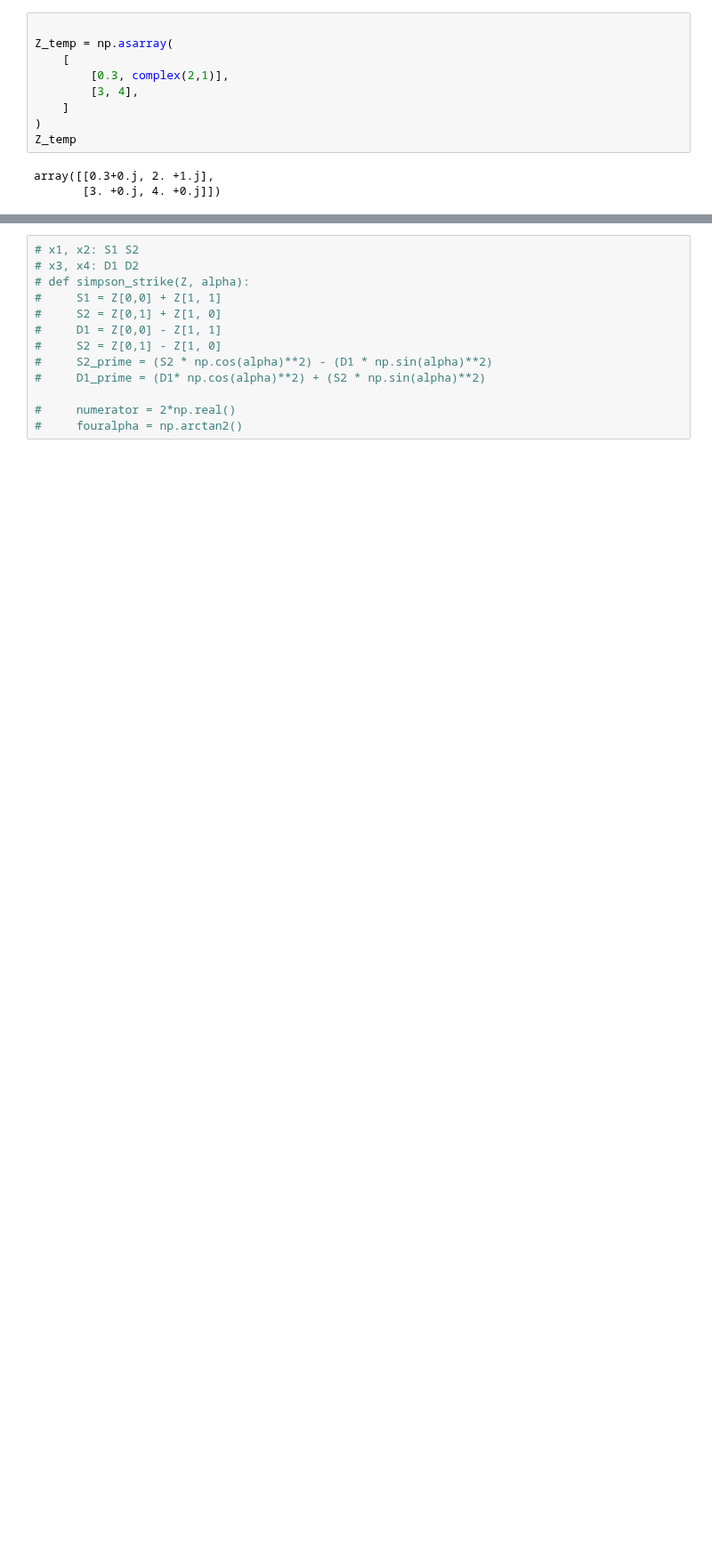
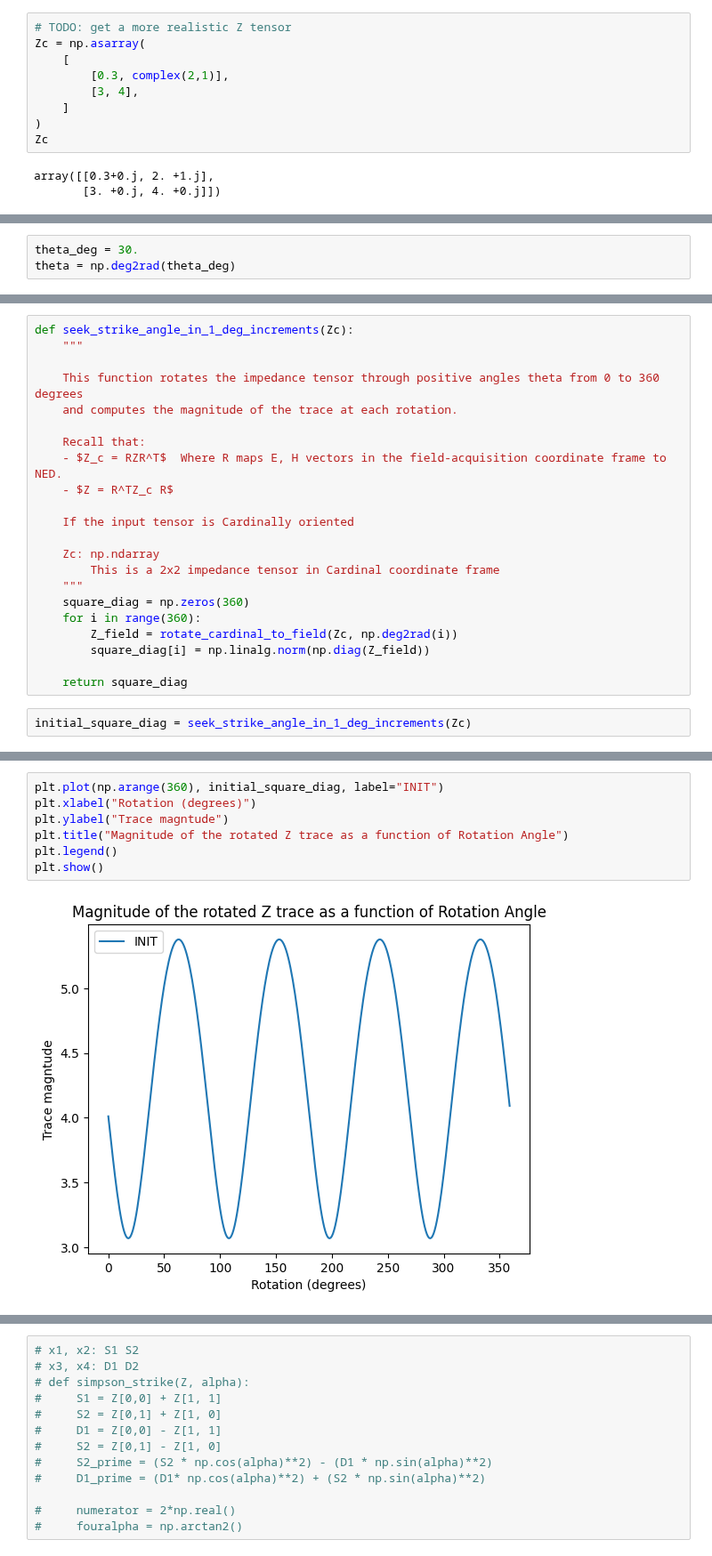
Before and after one commit to MTgeophysics/mtpy-v2, a Jupyter notebook: docs/source/notebooks/rotations_conventions.ipynb, the cells around one changed output, grey strips where cells are left out. Shown at 89% size. Saved outputs shown, nothing was run; the diff lists cells and outputs as text; blank space fills up the shorter version.

```diff
--- a/docs/source/notebooks/rotations_conventions.ipynb
+++ b/docs/source/notebooks/rotations_conventions.ipynb
@@ -216,12 +309,12 @@ Ee = ZenHn + ZeeHe
 # %%
-
-Z_temp = np.asarray(
+# TODO: get a more realistic Z tensor
+Zc = np.asarray(
     [
         [0.3, complex(2,1)],
         [3, 4],
     ]
 )
-Z_temp
+Zc
 # %% [output]
 array([[0.3+0.j, 2. +1.j],
        [3. +0.j, 4. +0.j]])
@@ -232,0 +348,3 @@ array([[-0.94006351-0.4330127j, -0.852147  +0.75j     ],
+# %%
+theta_deg = 30.
+theta = np.deg2rad(theta_deg)
@@ -232,0 +369,24 @@ array([[-0.94006351-0.4330127j, -0.852147  +0.75j     ],
+# %%
+def seek_strike_angle_in_1_deg_increments(Zc):
+    """
+
+    This function rotates the impedance tensor through positive angles theta from 0 to 360 degrees
+    and computes the magnitude of the trace at each rotation.
+
+    Recall that:
+    - $Z_c = RZR^T$  Where R maps E, H vectors in the field-acquisition coordinate frame to NED.
+    - $Z = R^TZ_c R$
+
+    If the input tensor is Cardinally oriented
+
+    Zc: np.ndarray
+        This is a 2x2 impedance tensor in Cardinal coordinate frame
+    """
+    square_diag = np.zeros(360)
+    for i in range(360):
+        Z_field = rotate_cardinal_to_field(Zc, np.deg2rad(i))
+        square_diag[i] = np.linalg.norm(np.diag(Z_field))
+
+    return square_diag
+# %%
+initial_square_diag = seek_strike_angle_in_1_deg_increments(Zc)
@@ -232,0 +402,9 @@ array([[-0.94006351-0.4330127j, -0.852147  +0.75j     ],
+# %%
+plt.plot(np.arange(360), initial_square_diag, label="INIT")
+plt.xlabel("Rotation (degrees)")
+plt.ylabel("Trace magntude")
+plt.title("Magnitude of the rotated Z trace as a function of Rotation Angle")
+plt.legend()
+plt.show()
+# %% [output]
+[figure, added]
```
Also changed, not shown: parts of 60 cells of this notebook.
